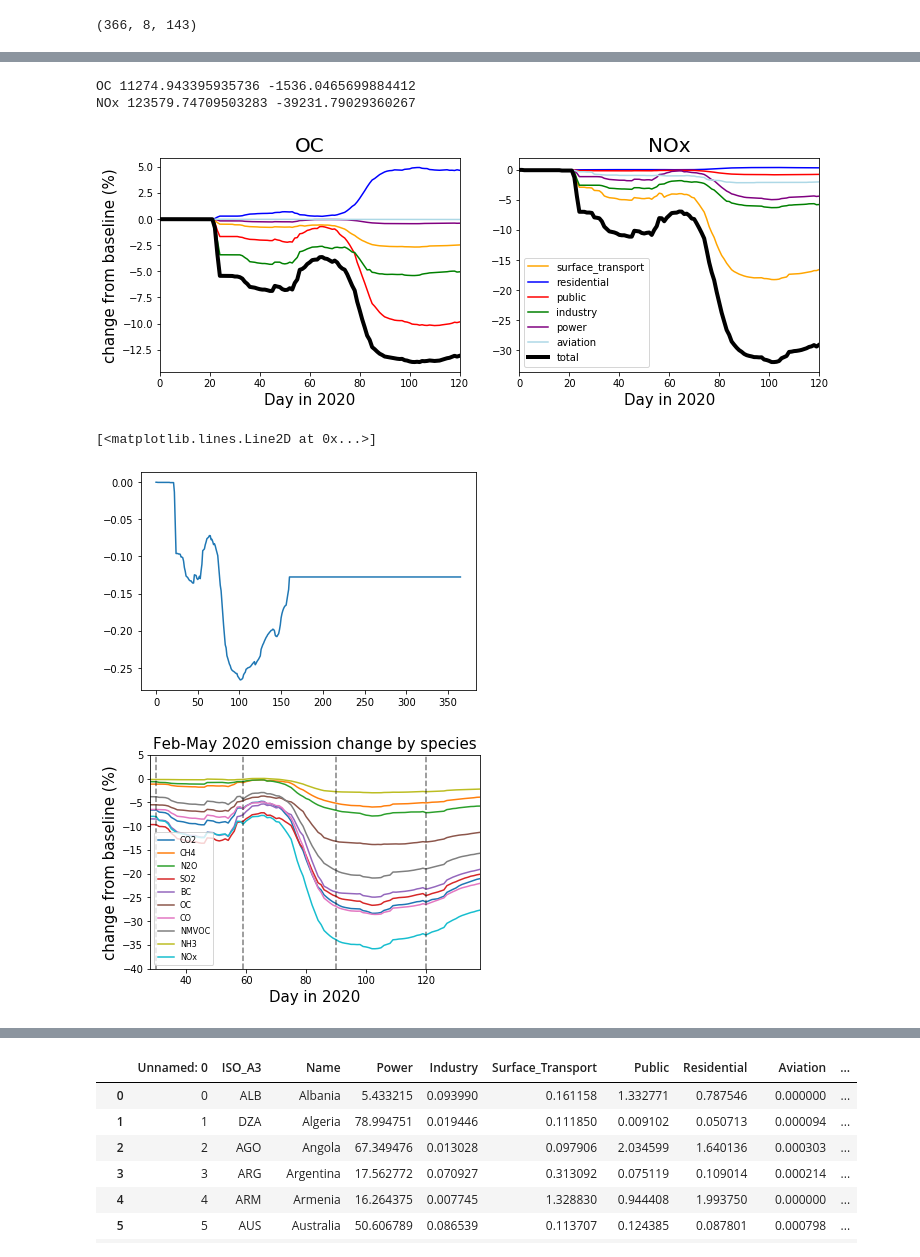
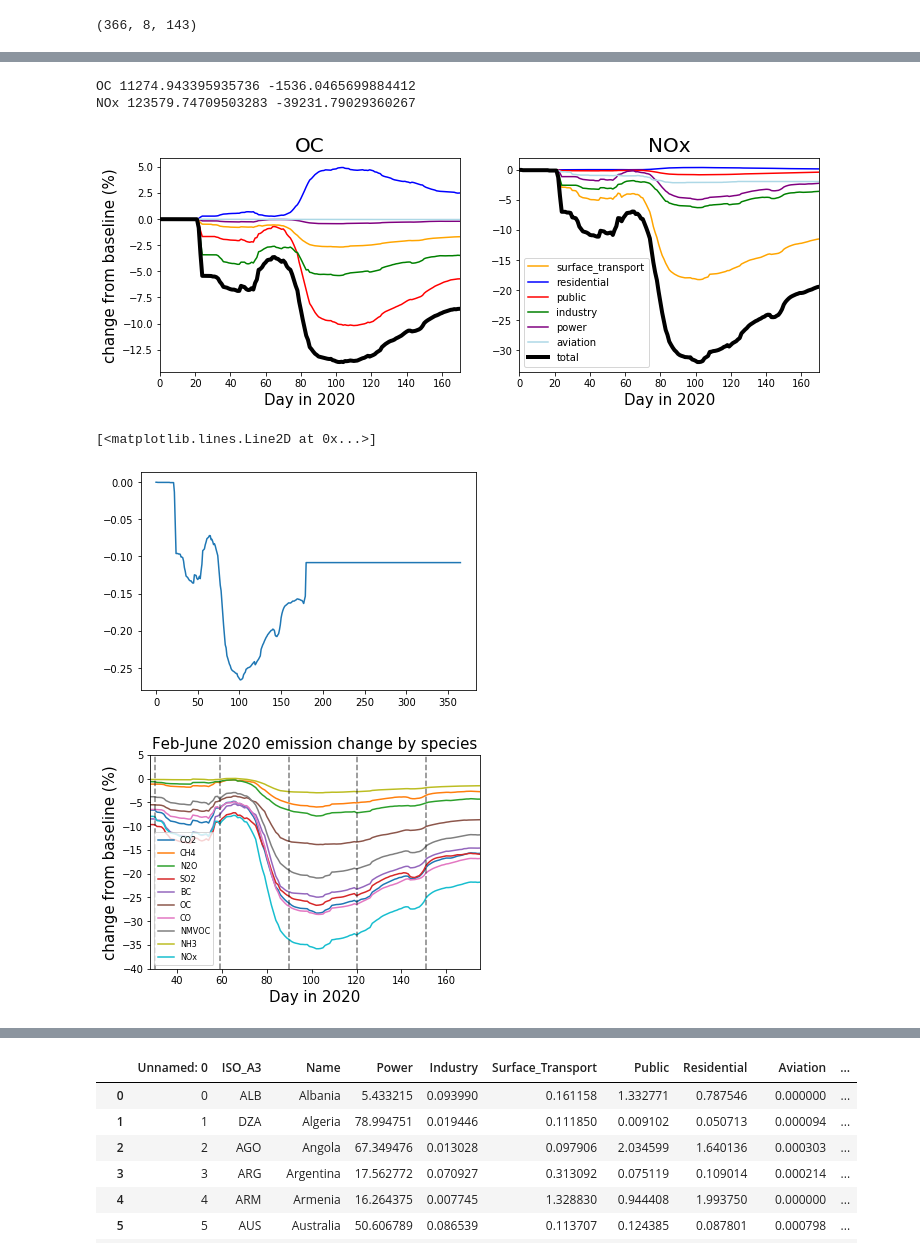
Before and after one commit to Priestley-Centre/COVID19_emissions, a Jupyter notebook: code/NonCo2 emissions.ipynb, the cells around one changed output, grey strips where cells are left out. Drawn from its saved outputs; the diff is of its cells as text; code cells hidden in the pictures.

```diff
--- a/code/NonCo2 emissions.ipynb
+++ b/code/NonCo2 emissions.ipynb
@@ -841,7 +877,7 @@ for isp in range(10):
     ax[iy,ix].plot(gas[:,:].sum(axis=1)/base[:,0],color='black',linewidth=4,label='total')
     ax[iy,ix].set_title(spec[isp])
     ax[iy,ix].legend()
-    ax[iy,ix].set_xlim(0,110)
+    ax[iy,ix].set_xlim(0,170)
     glob_e[:,isp]=gas[:,:].sum(axis=1)/base[:,0]
     print (spec[isp],base[0,0],gas[100,:].sum())
 
@@ -849,4 +885,7 @@ for isp in range(10):
     if ix==3:
         ix=0
         iy=iy+1
+fig.delaxes(ax[iy,ix+1])
+fig.delaxes(ax[iy,ix])
+pl.savefig('FigS5.pdf')
 # %% [output]
@@ -942,7 +981,7 @@ for isp in range(10):
         ax[ix].plot(100*gas[:,:].sum(axis=1)/base[:,0],color='black',linewidth=4,label='total')
         ax[ix].set_title(spec[isp],fontsize=20)
         if isp==9: ax[ix].legend(fontsize=10)
-        ax[ix].set_xlim(0,120)
+        ax[ix].set_xlim(0,170)
         ax[ix].set_xlabel('Day in 2020',fontsize=15)
         if ix==0: ax[ix].set_ylabel('change from baseline (%)',fontsize=15)
 #        glob_e[:,sp]=gas[:,:].sum(axis=1)/base[:,0]
@@ -950,30 +989,30 @@ for isp in range(10):
 # %% [output]
 OC 11274.943395935736 -1536.0465699884412
 NOx 123579.74709503283 -39231.79029360267
-[figure, old version]
+[figure, new version]
 # %%
 pl.plot(glob_e[:,3])
 # %% [output]
 [<matplotlib.lines.Line2D at 0x...>]
-[figure, old version]
+[figure, new version]
 # %%
 #plot emissions and forcing
 fig, ax = pl.subplots(1,1, figsize=(15/2.54, 10/2.54))
 for i in range(10):
     ax.plot(np.arange(366)+1,100*glob_e[:,i],label=spec[i])
 ax.legend(fontsize=8)
 
 days = [30, 59,90,120,151]
 for day in days:
     ax.axvline(x=day, color='k', linestyle='--', alpha=0.5)
-ax.set_xlim(28,138)
+ax.set_xlim(28,175)
 ax.set_ylim(-40,5)
 ax.set_xlabel('Day in 2020',fontsize=15)
 ax.set_ylabel('change from baseline (%)',fontsize=15)
-ax.set_title('Feb-May 2020 emission change by species',fontsize=15)
+ax.set_title('Feb-June 2020 emission change by species',fontsize=15)
 pl.savefig('Fig2a.pdf')
 # %% [output]
-[figure, old version]
+[figure, new version]
 # %%
 #sum over sectors and countries
 spec=['CO2','CH4','N2O','SO2','BC','OC','CO','NMVOC','NH3','NOx']
```
Also changed, not shown: parts of 22 cells of this notebook, 1 other file.
